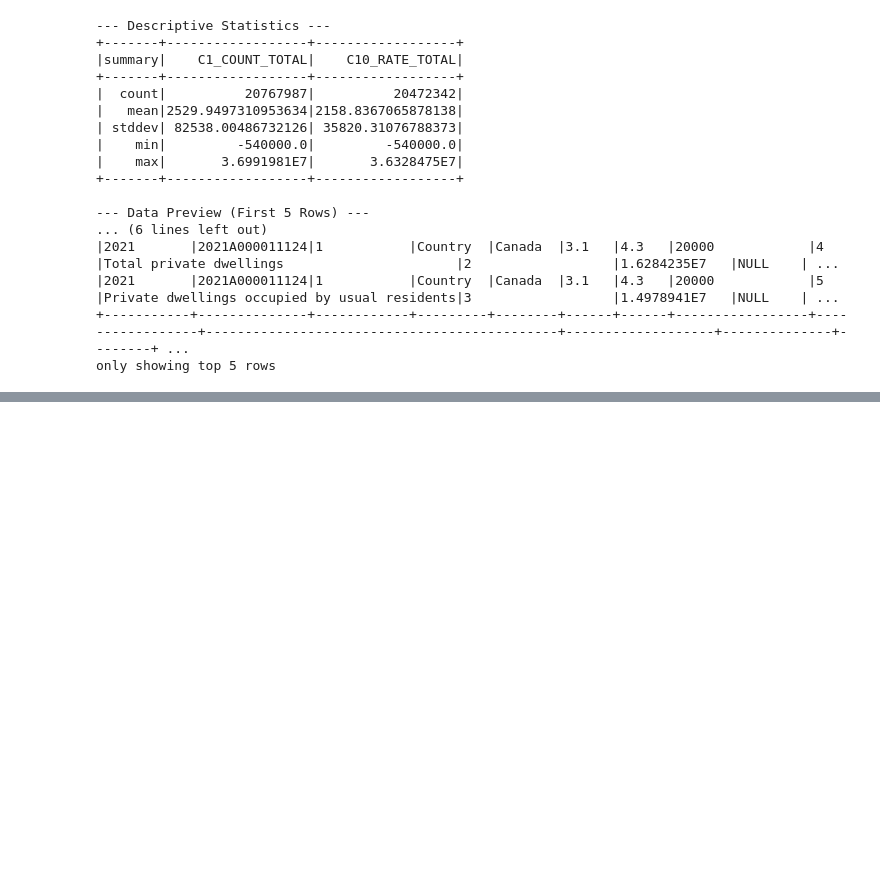
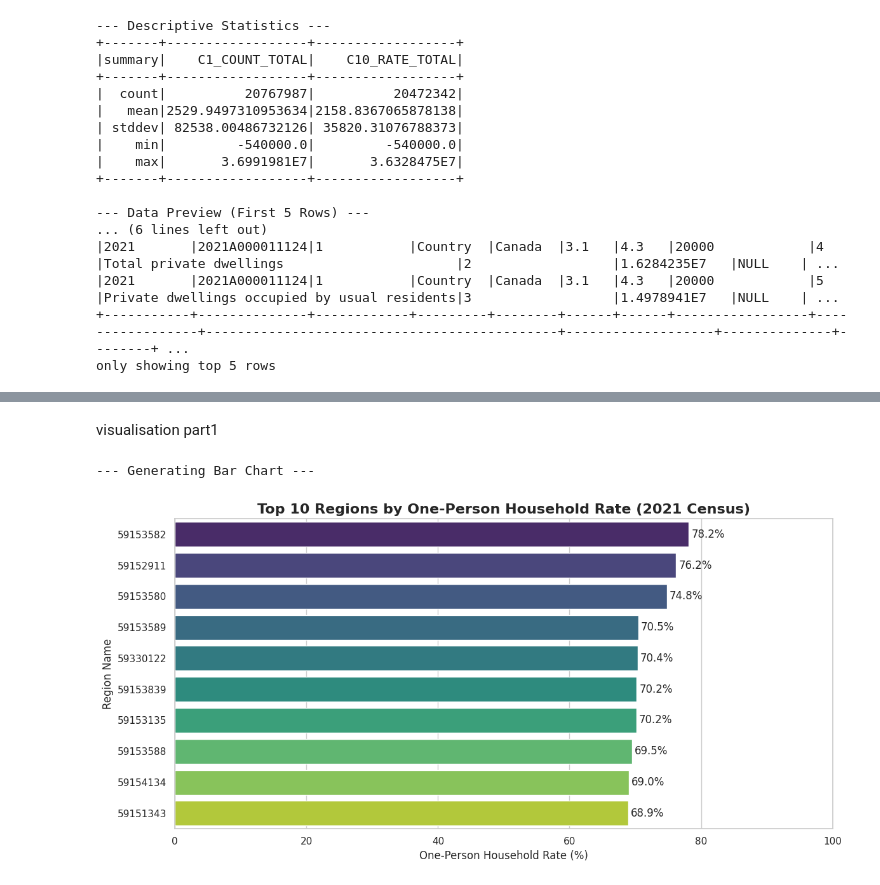
Before and after one commit to Toa-0128/2021-Census-of-Population-analysis, a Jupyter notebook: consus.ipynb, the cells around one changed output, grey strips where cells are left out. Drawn from its saved outputs; the diff is of its cells as text; code cells hidden in the pictures; blank space fills up the shorter version.

Commit message:
create analysis and visualization

```diff
--- a/consus.ipynb
+++ b/consus.ipynb
@@ -238,0 +405,49 @@ only showing top 5 rows
+# %% [markdown]
+visualisation part1
+# %%
+import matplotlib.pyplot as plt
+import seaborn as sns
+import pandas as pd
+
+sns.set_theme(style="whitegrid")
+
+# ---------------------------------------------------------
+# 1. Bar Chart: Top Regions by One-Person Household Rate
+# ---------------------------------------------------------
+print("--- Generating Bar Chart ---")
+
+# Execute the ranking query defined in the previous step
+df_rank_spark = spark.sql(ranking_query)
+
+# Convert Spark DataFrame to Pandas DataFrame for plotting
+# Note: This is efficient because the result set is small (Limit 10)
+pdf_rank = df_rank_spark.toPandas()
+
+# Initialize the figure
+plt.figure(figsize=(12, 6))
+
+# Create Bar Plot
+chart = sns.barplot(
+    data=pdf_rank,
+    x="One_Person_Rate",
+    y="GEO_NAME",
+    palette="viridis",
+    hue="GEO_NAME",
+    legend=False
+)
+
+# Customize Layout
+plt.title("Top 10 Regions by One-Person Household Rate (2021 Census)", fontsize=16, fontweight='bold')
+plt.xlabel("One-Person Household Rate (%)", fontsize=12)
+plt.ylabel("Region Name", fontsize=12)
+plt.xlim(0, 100)  # Set x-axis limit to 100%
+
+# Add value labels to the end of each bar
+for container in chart.containers:
+    chart.bar_label(container, fmt='%.1f%%', padding=3)
+
+plt.tight_layout()
+plt.show()
+# %% [output]
+--- Generating Bar Chart ---
+[figure, added]
```
Also changed, not shown: parts of 9 cells of this notebook.
